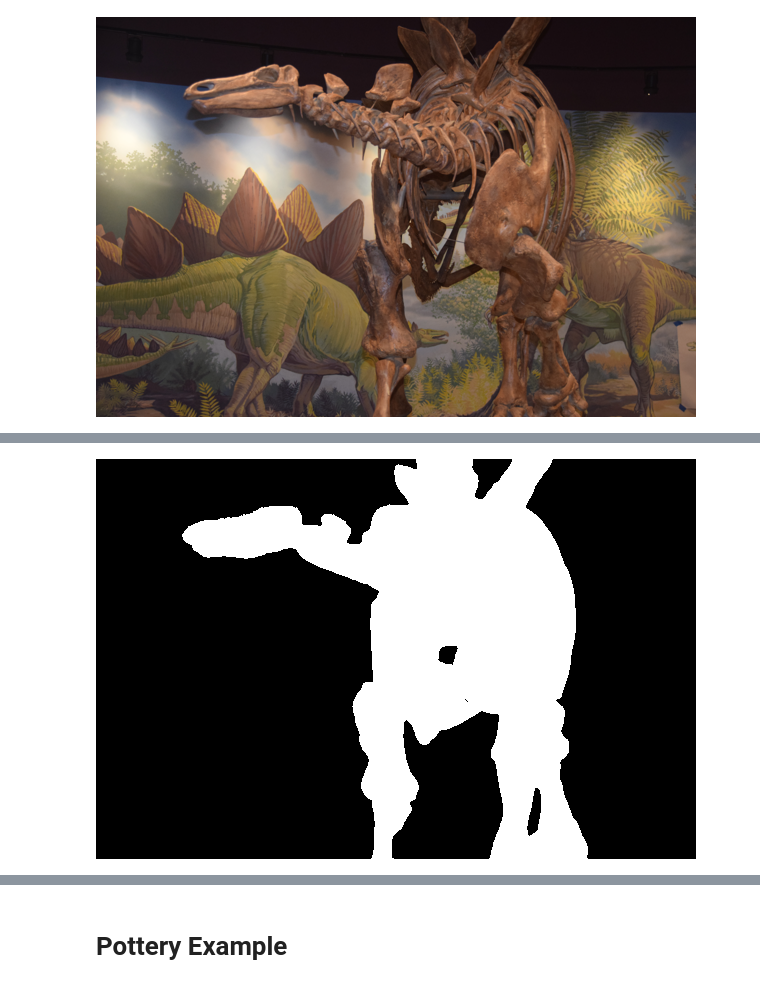
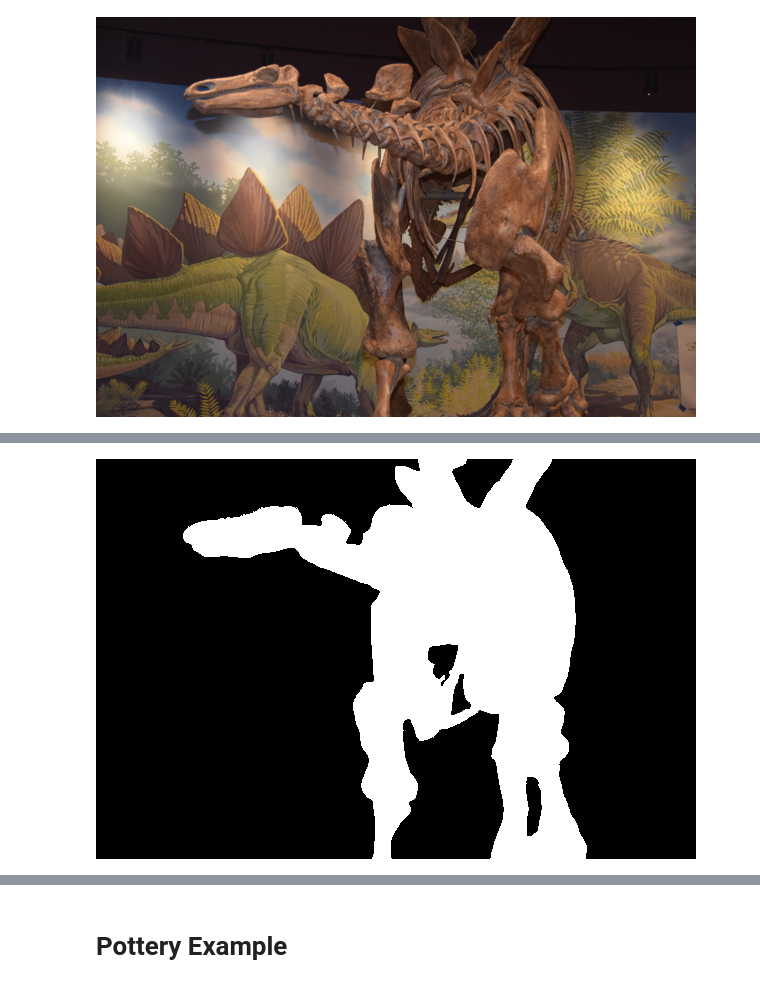
Before and after one commit to zmadscientist/DinosaurDepthMapClipping, a Jupyter notebook: dpt_dino.ipynb, the cells around one changed output, grey strips where cells are left out. Saved outputs shown, nothing was run; the diff lists cells and outputs as text; code cells hidden in the pictures.

Commit message:
add image

```diff
--- a/dpt_dino.ipynb
+++ b/dpt_dino.ipynb
@@ -79,14 +83,14 @@ depth
 [figure]
 # %%
-Threshold = 45 # use 155 for Pottery
+Threshold = 66 # use 155 for Pottery
 a = np.array(depth)
 b = np.where(a>Threshold,a,0)
 b[b>Threshold] = 255
 mask = Image.fromarray(b).convert('L')
 black = Image.fromarray(a*0).convert('L')
 mask.convert('RGB').show()
 # %% [output]
-[figure, old version]
+[figure, new version]
 # %%
 out = Image.composite(image.convert('RGB'), black.convert('RGB'), mask.convert('1'))
 out.convert('RGB').show()
```
Also changed, not shown: parts of 4 cells of this notebook, 1 other file.
